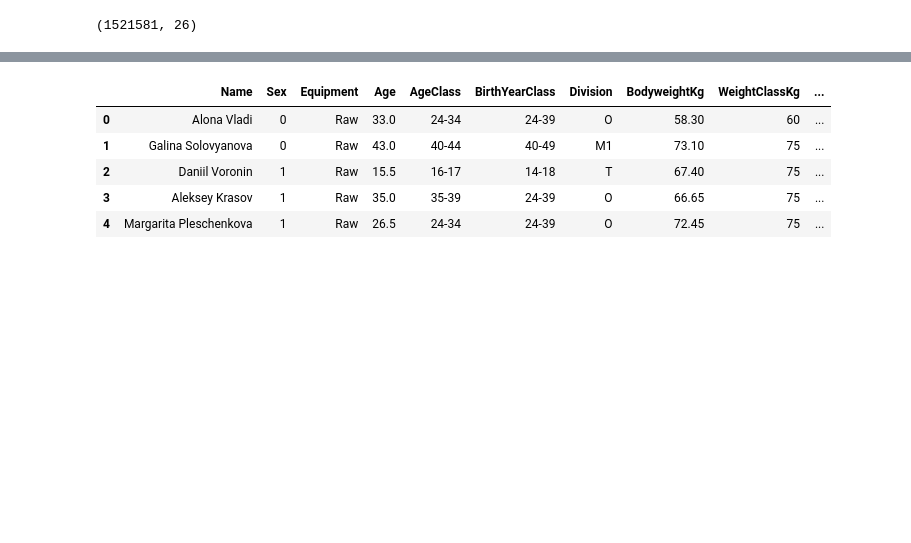
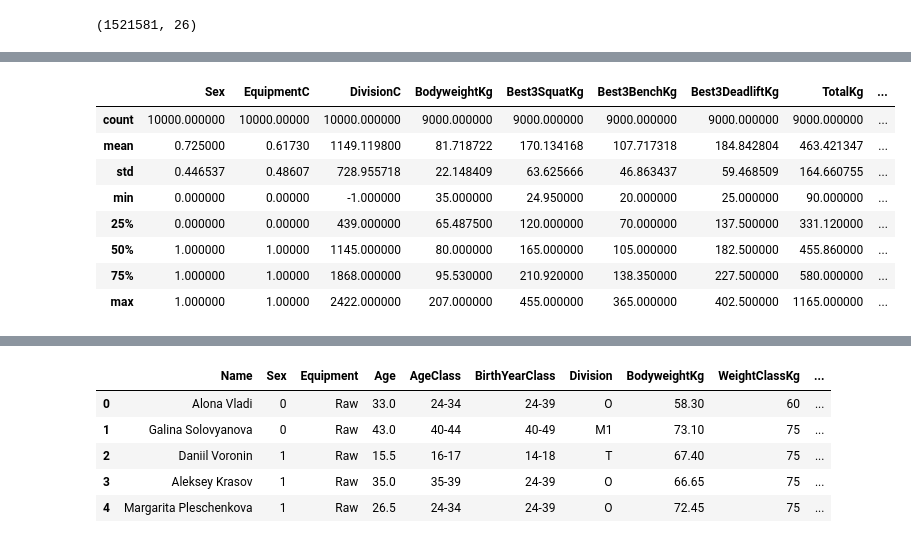
Before and after one commit to maluwastaken/Intro-Data-Science, a Jupyter notebook: powerlifting.ipynb, the cells around one changed output, grey strips where cells are left out. Cells and saved outputs as stored; diff of their text form; code cells hidden in the pictures; blank space fills up the shorter version.

```diff
--- a/powerlifting.ipynb
+++ b/powerlifting.ipynb
@@ -283,3 +382,15 @@ df_knn.shape
+# %%
+df_incomplete.describe()
+# %% [output]
+|  | Sex | EquipmentC | DivisionC | BodyweightKg | Best3SquatKg | Best3BenchKg | Best3DeadliftKg | TotalKg | ... |
+| count | 10000.000000 | 10000.00000 | 10000.000000 | 9000.000000 | 9000.000000 | 9000.000000 | 9000.000000 | 9000.000000 | ... |
+| mean | 0.725000 | 0.61730 | 1149.119800 | 81.718722 | 170.134168 | 107.717318 | 184.842804 | 463.421347 | ... |
+| std | 0.446537 | 0.48607 | 728.955718 | 22.148409 | 63.625666 | 46.863437 | 59.468509 | 164.660755 | ... |
+| min | 0.000000 | 0.00000 | -1.000000 | 35.000000 | 24.950000 | 20.000000 | 25.000000 | 90.000000 | ... |
+| 25% | 0.000000 | 0.00000 | 439.000000 | 65.487500 | 120.000000 | 70.000000 | 137.500000 | 331.120000 | ... |
+| 50% | 1.000000 | 1.00000 | 1145.000000 | 80.000000 | 165.000000 | 105.000000 | 182.500000 | 455.860000 | ... |
+| 75% | 1.000000 | 1.00000 | 1868.000000 | 95.530000 | 210.920000 | 138.350000 | 227.500000 | 580.000000 | ... |
+| max | 1.000000 | 1.00000 | 2422.000000 | 207.000000 | 455.000000 | 365.000000 | 402.500000 | 1165.000000 | ... |
 # %%
 dfnaclean['Age'].hist()
 # %% [output]
```
Also changed, not shown: parts of 16 cells of this notebook.
